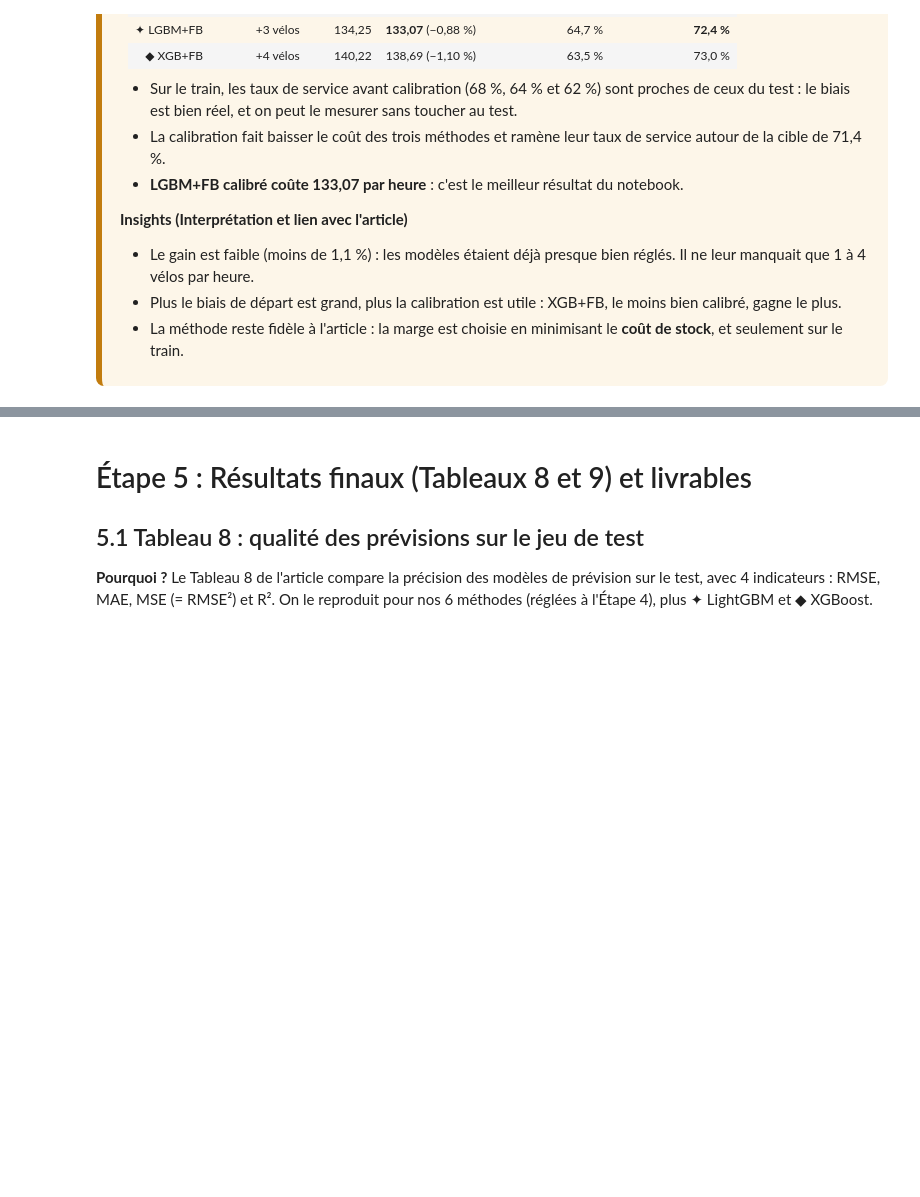
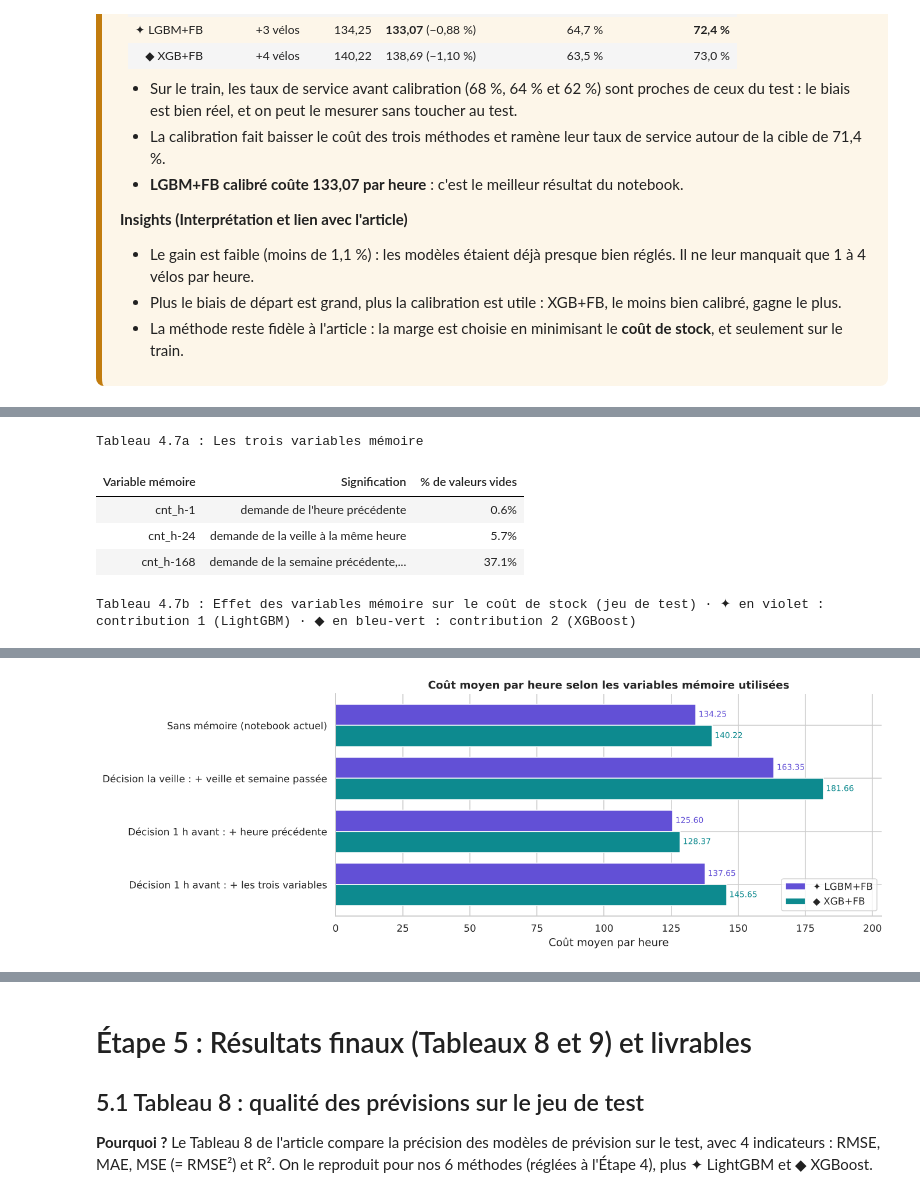
Before and after one commit to eliasbelme/eliasbelme.github.io, a Jupyter notebook: TP_GP27_FBNV.ipynb, the cells around one changed output, grey strips where cells are left out. Drawn from its saved outputs; the diff is of its cells as text; code cells hidden in the pictures; blank space fills up the shorter version.

Commit message:
Amélioration : variables mémoire (section 4.7)
Co-Authored-By: Claude Opus 5.5 <noreply@anthropic.com>
Claude-Session: https://claude.ai/code/session_01GjMqzyf9n6pGueRQQH4w3a

```diff
--- a/TP_GP27_FBNV.ipynb
+++ b/TP_GP27_FBNV.ipynb
@@ -1308,0 +1325,67 @@ Tableau 4.6 : Calibration du quantile (cible du taux de service : 71,4 %) · ✦
+# %%
+# ============================================================================
+# AMÉLIORATION : variables mémoire (demande passée)
+# ============================================================================
+# 1) Création des variables mémoire, en respectant le temps réel.
+#    shift(freq="1h") décale d'exactement 1 heure : si l'heure précédente n'existe pas dans le
+#    fichier (jours 20 à 31 absents), la valeur est vide (NaN) au lieu d'être fausse.
+#    LightGBM et XGBoost savent gérer ces valeurs vides.
+serie = df.set_index("datetime")[TARGET]
+for k in [1, 24, 168]:
+    df[f"cnt_h-{k}"] = serie.shift(freq=f"{k}h").reindex(df["datetime"]).values
+
+vides = pd.DataFrame({"Variable mémoire": ["cnt_h-1", "cnt_h-24", "cnt_h-168"],
+                      "Signification": ["demande de l'heure précédente", "demande de la veille à la même heure",
+                                        "demande de la semaine précédente, même jour et même heure"],
+                      "% de valeurs vides": [df[c].isna().mean() for c in ["cnt_h-1", "cnt_h-24", "cnt_h-168"]]})
+tableau(vides, "Tableau 4.7a : Les trois variables mémoire", {"% de valeurs vides": "{:.1%}"})
+
+# 2) Quatre configurations, selon ce que l'on sait au moment de décider
+CONFIGS = {
+    "Sans mémoire (notebook actuel)": [],
+    "Décision la veille : + veille et semaine passée": ["cnt_h-24", "cnt_h-168"],
+    "Décision 1 h avant : + heure précédente": ["cnt_h-1"],
+    "Décision 1 h avant : + les trois variables": ["cnt_h-1", "cnt_h-24", "cnt_h-168"],
+}
+
+# 3) Mêmes modèles, mêmes réglages, même découpage train / test : seules les variables changent
+lignes_mem, q_mem = [], {}
+for config, ajout in CONFIGS.items():
+    colonnes = VARIABLES + ajout
+    Xa, Xb = df.loc[X_train.index, colonnes], df.loc[X_test.index, colonnes]
+    prev = clone(meilleurs["LightGBM"].best_estimator_).fit(Xa, ytr).predict(Xb)      # prévision moyenne
+    q_l = np.maximum(clone(gs_lgbm_fb.best_estimator_).fit(Xa, ytr).predict(Xb), 0)     # ✦ LGBM+FB
+    q_x = np.maximum(clone(gs_xgb_fb.best_estimator_).fit(Xa, ytr).predict(Xb), 0)      # ◆ XGB+FB
+    q_mem[config] = q_l
+    lignes_mem.append({"Configuration": config, "Variables ajoutées": ", ".join(ajout) or "aucune",
+                       "RMSE prévision LightGBM": np.sqrt(mean_squared_error(yte, prev)),
+                       "Coût LGBM+FB": cout(yte, q_l), "Taux de service LGBM+FB": np.mean(yte.values <= q_l),
+                       "Coût XGB+FB": cout(yte, q_x)})
+
+mem = pd.DataFrame(lignes_mem)
+mem["Gain LGBM+FB"] = 1 - mem["Coût LGBM+FB"] / mem.loc[0, "Coût LGBM+FB"]
+tableau(mem, "Tableau 4.7b : Effet des variables mémoire sur le coût de stock (jeu de test)",
+        {"Taux de service LGBM+FB": "{:.1%}", "Gain LGBM+FB": "{:+.2%}"})
+
+# 4) Graphique : coût de LGBM+FB et XGB+FB pour chaque configuration
+fig, ax = plt.subplots(figsize=(11, 4.5))
+y_pos = np.arange(len(mem))
+ax.barh(y_pos - 0.2, mem["Coût LGBM+FB"], height=0.4, color=VIOLET, label="✦ LGBM+FB")
+ax.barh(y_pos + 0.2, mem["Coût XGB+FB"], height=0.4, color=SARCELLE, label="◆ XGB+FB")
+for i in range(len(mem)):
+    ax.text(mem["Coût LGBM+FB"][i] + 1, i - 0.2, f"{mem['Coût LGBM+FB'][i]:.2f}", va="center", fontsize=9, color=VIOLET)
+    ax.text(mem["Coût XGB+FB"][i] + 1, i + 0.2, f"{mem['Coût XGB+FB'][i]:.2f}", va="center", fontsize=9, color=SARCELLE)
+ax.set_yticks(y_pos, mem["Configuration"])
+ax.invert_yaxis()
+ax.set_xlim(0, mem[["Coût LGBM+FB", "Coût XGB+FB"]].values.max() * 1.12)
+ax.set(title="Coût moyen par heure selon les variables mémoire utilisées", xlabel="Coût moyen par heure")
+ax.legend(loc="lower right")
+sauver(fig, "fig13_variables_memoire")
+plt.show()
+# %% [output]
+Tableau 4.7a : Les trois variables mémoire
+| Variable mémoire | Signification | % de valeurs vides |
+| cnt_h-1 | demande de l'heure précédente | 0.6% |
+| cnt_h-24 | demande de la veille à la même heure | 5.7% |
+| cnt_h-168 | demande de la semaine précédente,... | 37.1% |
+Tableau 4.7b : Effet des variables mémoire sur le coût de stock (jeu de test) · ✦ en violet : contribution 1 (LightGBM) · ◆ en bleu-vert : contribution 2 (XGBoost)
@@ -1308,0 +1397 @@ Tableau 4.6 : Calibration du quantile (cible du taux de service : 71,4 %) · ✦
+[figure, added]
```
Also changed, not shown: parts of 6 cells of this notebook, 4 other files.
